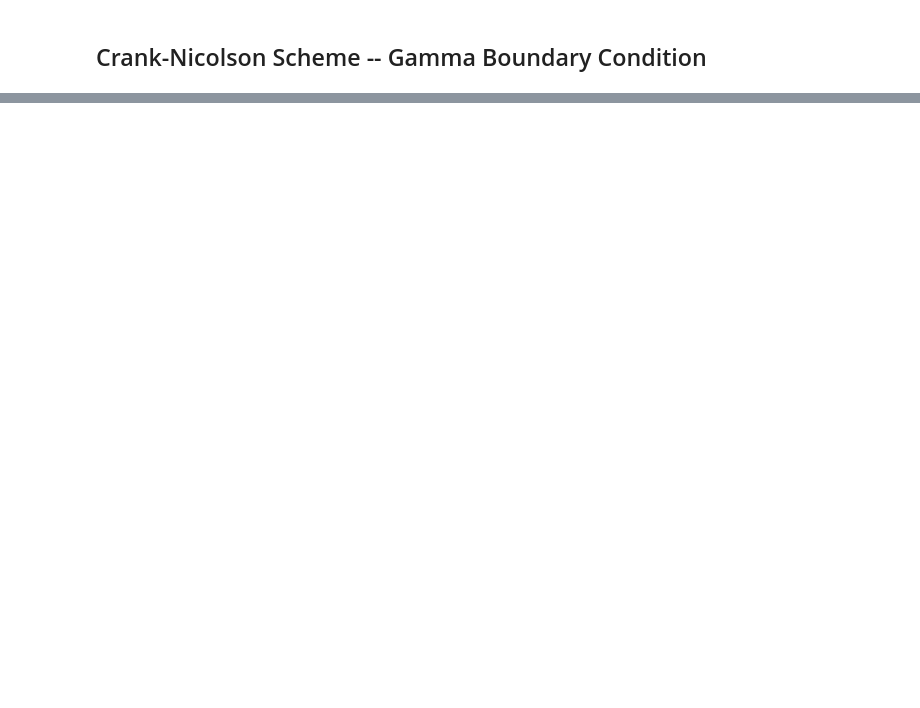
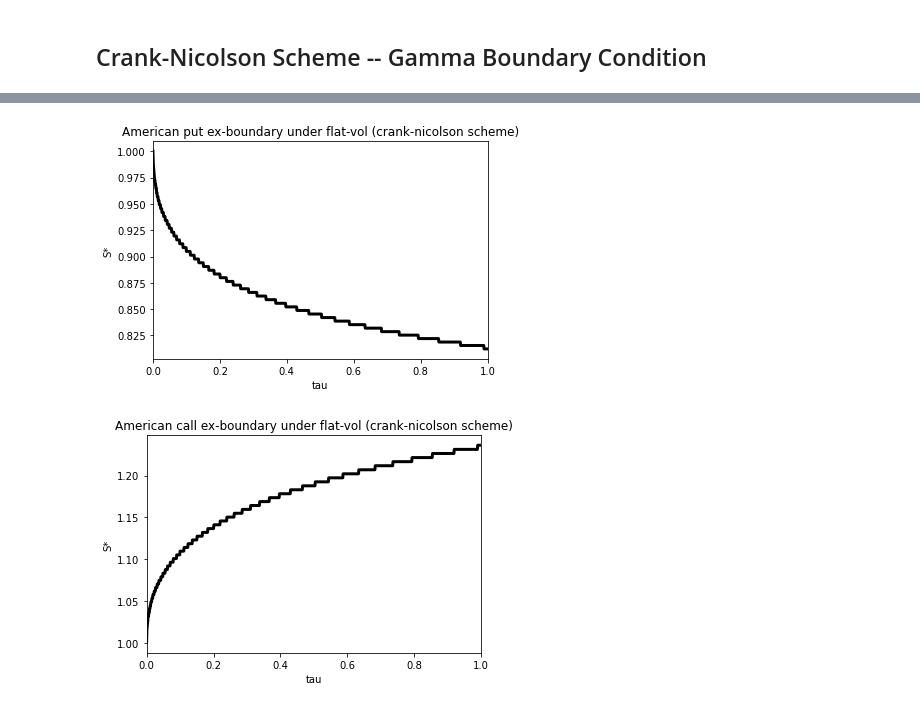
Before and after one commit to frankieycy/option-pricing, a Jupyter notebook: research/american-option/main.ipynb, the cells around one changed output, grey strips where cells are left out. Drawn from its saved outputs; the diff is of its cells as text; code cells hidden in the pictures; blank space fills up the shorter version.

Commit message:
am gamma bdry

```diff
--- a/research/american-option/main.ipynb
+++ b/research/american-option/main.ipynb
@@ -168,0 +191,5 @@ PlotFeatureByTexp(df_spxvol,'sigErr','Error in spx-vol European lattice price G=
+# %%
+df_atmput_px = pd.read_csv('test/atm_am_crank-nicolson/atm_am_put_pxgrid_flatvol_m=crank-nicolson_b=gamma.csv',index_col=0)
+df_atmput_ex = pd.read_csv('test/atm_am_crank-nicolson/atm_am_put_exbdry_flatvol_m=crank-nicolson_b=gamma.csv',index_col=0)
+df_atmcall_px = pd.read_csv('test/atm_am_crank-nicolson/atm_am_call_pxgrid_flatvol_m=crank-nicolson_b=gamma.csv',index_col=0)
+df_atmcall_ex = pd.read_csv('test/atm_am_crank-nicolson/atm_am_call_exbdry_flatvol_m=crank-nicolson_b=gamma.csv',index_col=0)
@@ -168,0 +205,6 @@ PlotFeatureByTexp(df_spxvol,'sigErr','Error in spx-vol European lattice price G=
+# %%
+PlotExBdryOverTime(df_atmput_ex,'American put ex-boundary under flat-vol (crank-nicolson scheme)')
+PlotExBdryOverTime(df_atmcall_ex,'American call ex-boundary under flat-vol (crank-nicolson scheme)')
+# %% [output]
+[figure, added]
+[figure, added]
```
Also changed, not shown: parts of 26 cells of this notebook, 2 other files.
